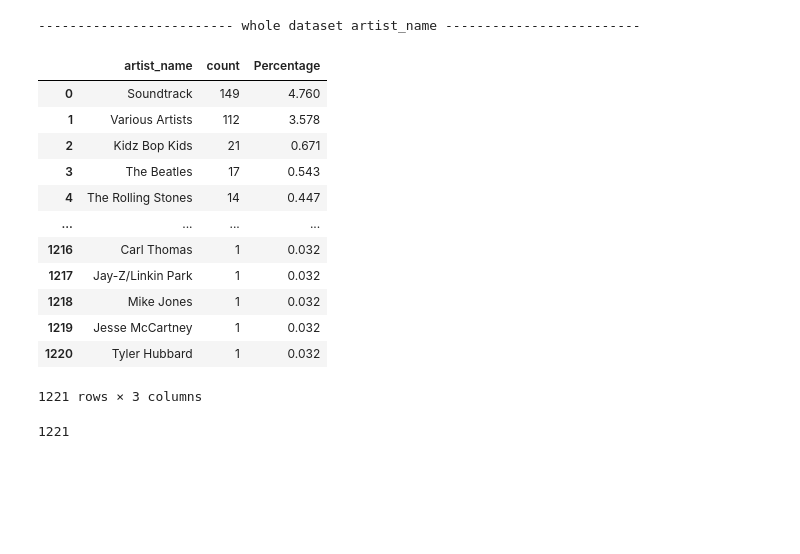
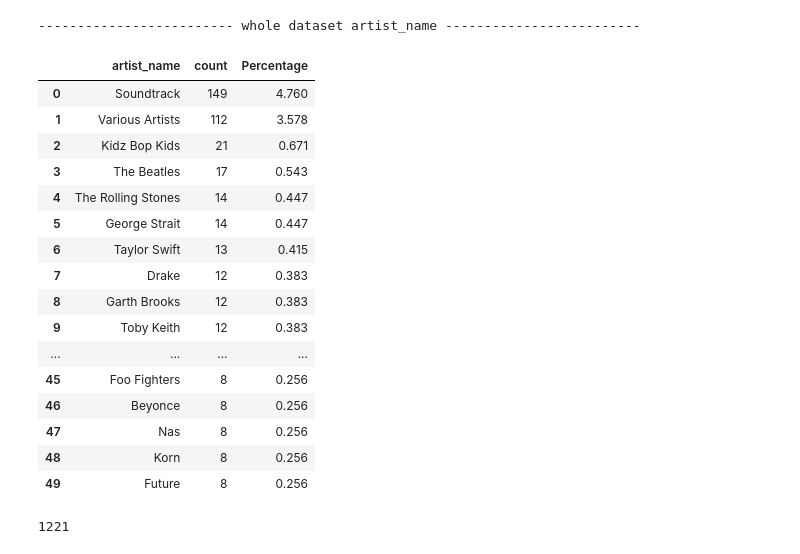
Before and after one commit to SAndrade2209/master_thesis, a Jupyter notebook: dataset_stats.ipynb, the cells around one changed output. Cells and saved outputs as stored; diff of their text form; code cells hidden in the pictures; blank space fills up the shorter version.

```diff
--- a/dataset_stats.ipynb
+++ b/dataset_stats.ipynb
@@ -22,5 +14,5 @@ please provide us feedback at https://github.com/pandas-dev/pandas/issues/54466
 # %%
-df = pd.read_csv(f"billboard_stats.csv",  header=0)
+df = pd.read_csv(f"billboard_stats_caption.csv",  header=0)
 # %%
 def get_classification_count(df, column_name):
 
@@ -100,24 +123,28 @@ df['decade'] = df['year'].apply(map_year_to_decade)
 # %%
 print("------------------------- whole dataset artist_name -------------------------")
 year_counts = df['artist_name'].value_counts()
 year_counts_df = year_counts.reset_index()
 year_counts_df['Percentage'] = round((year_counts_df['count'] * 100) / len(df), 3)
-year_counts_df #1221
+year_counts_df[3:50] #1221
 # %% [output]
 ------------------------- whole dataset artist_name -------------------------
 |  | artist_name | count | Percentage |
 | 0 | Soundtrack | 149 | 4.760 |
 | 1 | Various Artists | 112 | 3.578 |
 | 2 | Kidz Bop Kids | 21 | 0.671 |
 | 3 | The Beatles | 17 | 0.543 |
 | 4 | The Rolling Stones | 14 | 0.447 |
+| 5 | George Strait | 14 | 0.447 |
+| 6 | Taylor Swift | 13 | 0.415 |
+| 7 | Drake | 12 | 0.383 |
+| 8 | Garth Brooks | 12 | 0.383 |
+| 9 | Toby Keith | 12 | 0.383 |
 | ... | ... | ... | ... |
-| 1216 | Carl Thomas | 1 | 0.032 |
-| 1217 | Jay-Z/Linkin Park | 1 | 0.032 |
-| 1218 | Mike Jones | 1 | 0.032 |
-| 1219 | Jesse McCartney | 1 | 0.032 |
-| 1220 | Tyler Hubbard | 1 | 0.032 |
+| 45 | Foo Fighters | 8 | 0.256 |
+| 46 | Beyonce | 8 | 0.256 |
+| 47 | Nas | 8 | 0.256 |
+| 48 | Korn | 8 | 0.256 |
+| 49 | Future | 8 | 0.256 |
-1221 rows × 3 columns
 # %%
 unique_values_count = df['artist_name'].nunique()
 print(unique_values_count)
```
Also changed, not shown: parts of 3 cells of this notebook, 1 other file.
